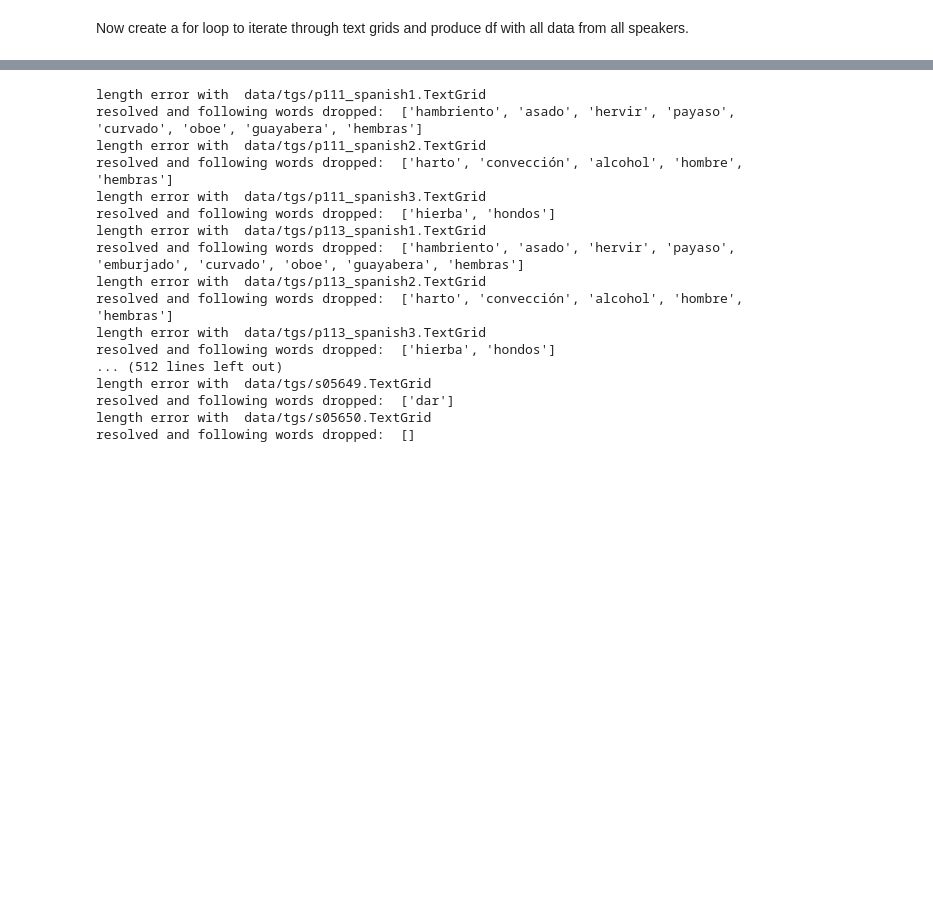
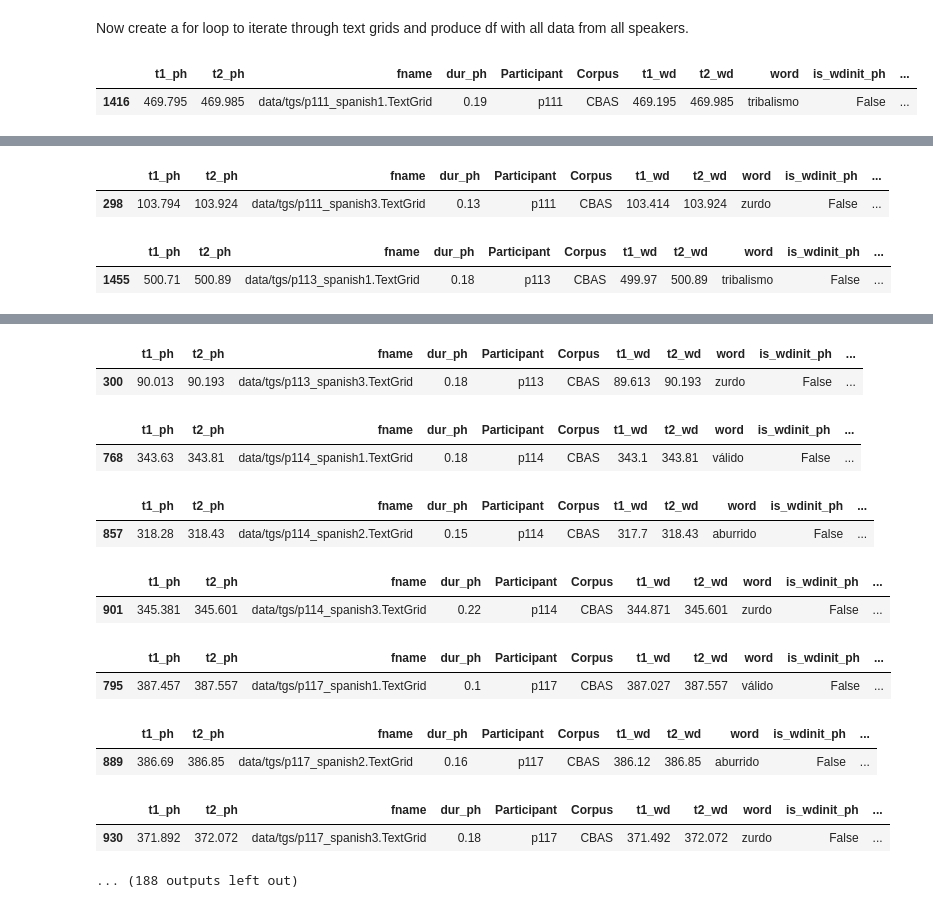
Before and after one commit to anniehelms/vsa_langdom, a Jupyter notebook: 02_tgs_to_df.ipynb, the cells around one changed output, grey strips where cells are left out. Saved outputs shown, nothing was run; the diff lists cells and outputs as text; code cells hidden in the pictures; blank space fills up the shorter version.

```diff
--- a/02_tgs_to_df.ipynb
+++ b/02_tgs_to_df.ipynb
@@ -160,21 +163,24 @@ Now create a for loop to iterate through text grids and produce df with all data
 # %%
 tg_folder = "data/tgs/"
 corpora = os.listdir(tg_folder)
 df_list = []
 
 for f in corpora:
     if f.endswith(".TextGrid"):
         filepath = tg_folder + f
 
         if f.startswith("p"):
             wd_tier = "default - words"
             ph_tier = "default - phones"
         else:
             wd_tier = "word"
             ph_tier = "phone"
 
         new_df = tg2df_stress(filepath, wd_tier, ph_tier, syllable_dictionary)
         df_list.append(new_df)
+        display(new_df.tail(1))
 
 tg_data = pd.concat(df_list)
 # %% [output]
+|  | t1_ph | t2_ph | fname | dur_ph | Participant | Corpus | t1_wd | t2_wd | word | is_wdinit_ph | ... |
+| 1416 | 469.795 | 469.985 | data/tgs/p111_spanish1.TextGrid | 0.19 | p111 | CBAS | 469.195 | 469.985 | tribalismo | False | ... |
@@ -180,0 +189,4 @@ tg_data = pd.concat(df_list)
+|  | t1_ph | t2_ph | fname | dur_ph | Participant | Corpus | t1_wd | t2_wd | word | is_wdinit_ph | ... |
+| 298 | 103.794 | 103.924 | data/tgs/p111_spanish3.TextGrid | 0.13 | p111 | CBAS | 103.414 | 103.924 | zurdo | False | ... |
+|  | t1_ph | t2_ph | fname | dur_ph | Participant | Corpus | t1_wd | t2_wd | word | is_wdinit_ph | ... |
+| 1455 | 500.71 | 500.89 | data/tgs/p113_spanish1.TextGrid | 0.18 | p113 | CBAS | 499.97 | 500.89 | tribalismo | False | ... |
@@ -181,17 +195,15 @@ tg_data = pd.concat(df_list)
+|  | t1_ph | t2_ph | fname | dur_ph | Participant | Corpus | t1_wd | t2_wd | word | is_wdinit_ph | ... |
+| 300 | 90.013 | 90.193 | data/tgs/p113_spanish3.TextGrid | 0.18 | p113 | CBAS | 89.613 | 90.193 | zurdo | False | ... |
+|  | t1_ph | t2_ph | fname | dur_ph | Participant | Corpus | t1_wd | t2_wd | word | is_wdinit_ph | ... |
+| 768 | 343.63 | 343.81 | data/tgs/p114_spanish1.TextGrid | 0.18 | p114 | CBAS | 343.1 | 343.81 | válido | False | ... |
+|  | t1_ph | t2_ph | fname | dur_ph | Participant | Corpus | t1_wd | t2_wd | word | is_wdinit_ph | ... |
+| 857 | 318.28 | 318.43 | data/tgs/p114_spanish2.TextGrid | 0.15 | p114 | CBAS | 317.7 | 318.43 | aburrido | False | ... |
+|  | t1_ph | t2_ph | fname | dur_ph | Participant | Corpus | t1_wd | t2_wd | word | is_wdinit_ph | ... |
+| 901 | 345.381 | 345.601 | data/tgs/p114_spanish3.TextGrid | 0.22 | p114 | CBAS | 344.871 | 345.601 | zurdo | False | ... |
+|  | t1_ph | t2_ph | fname | dur_ph | Participant | Corpus | t1_wd | t2_wd | word | is_wdinit_ph | ... |
+| 795 | 387.457 | 387.557 | data/tgs/p117_spanish1.TextGrid | 0.1 | p117 | CBAS | 387.027 | 387.557 | válido | False | ... |
+|  | t1_ph | t2_ph | fname | dur_ph | Participant | Corpus | t1_wd | t2_wd | word | is_wdinit_ph | ... |
+| 889 | 386.69 | 386.85 | data/tgs/p117_spanish2.TextGrid | 0.16 | p117 | CBAS | 386.12 | 386.85 | aburrido | False | ... |
+|  | t1_ph | t2_ph | fname | dur_ph | Participant | Corpus | t1_wd | t2_wd | word | is_wdinit_ph | ... |
+| 930 | 371.892 | 372.072 | data/tgs/p117_spanish3.TextGrid | 0.18 | p117 | CBAS | 371.492 | 372.072 | zurdo | False | ... |
-length error with  data/tgs/p111_spanish1.TextGrid
-resolved and following words dropped:  ['hambriento', 'asado', 'hervir', 'payaso', 'curvado', 'oboe', 'guayabera', 'hembras']
-length error with  data/tgs/p111_spanish2.TextGrid
-resolved and following words dropped:  ['harto', 'convección', 'alcohol', 'hombre', 'hembras']
-length error with  data/tgs/p111_spanish3.TextGrid
-resolved and following words dropped:  ['hierba', 'hondos']
-length error with  data/tgs/p113_spanish1.TextGrid
-resolved and following words dropped:  ['hambriento', 'asado', 'hervir', 'payaso', 'emburjado', 'curvado', 'oboe', 'guayabera', 'hembras']
-length error with  data/tgs/p113_spanish2.TextGrid
-resolved and following words dropped:  ['harto', 'convección', 'alcohol', 'hombre', 'hembras']
-length error with  data/tgs/p113_spanish3.TextGrid
-resolved and following words dropped:  ['hierba', 'hondos']
-... (512 lines left out)
-length error with  data/tgs/s05649.TextGrid
-resolved and following words dropped:  ['dar']
-length error with  data/tgs/s05650.TextGrid
-resolved and following words dropped:  []
+... (188 outputs left out)
```
Also changed, not shown: parts of 12 cells of this notebook.
